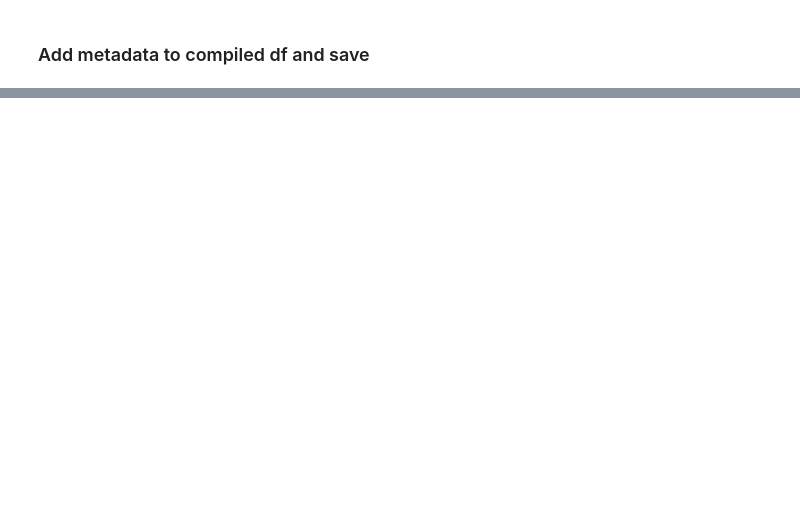
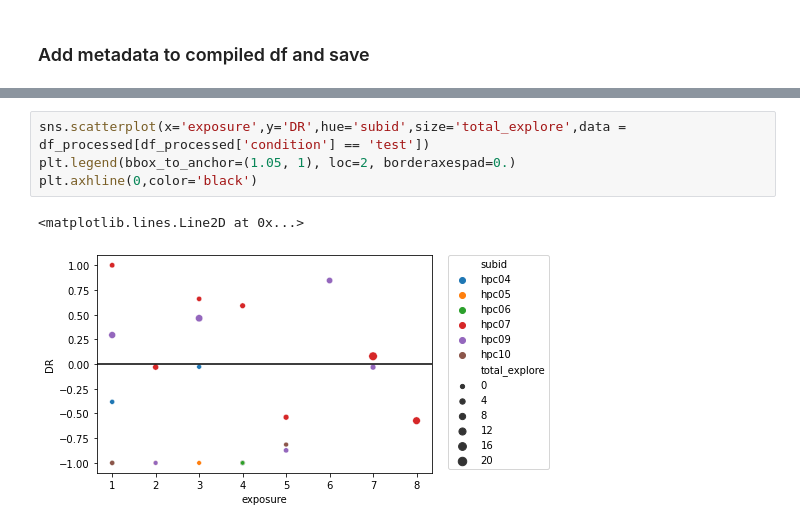
Before and after one commit to lolaBerkowitz/SNLab_ephys, a Jupyter notebook: behavior/process_behavior_coding_output.ipynb, the cells around one changed output, grey strips where cells are left out. Cells and saved outputs as stored; diff of their text form; blank space fills up the shorter version.

```diff
--- a/behavior/process_behavior_coding_output.ipynb
+++ b/behavior/process_behavior_coding_output.ipynb
@@ -96,0 +194,7 @@ df2 = pd.read_csv(r"C:\Users\schafferlab\Desktop\object_location_frames.csv")
+# %%
+sns.scatterplot(x='exposure',y='DR',hue='subid',size='total_explore',data = df_processed[df_processed['condition'] == 'test'])
+plt.legend(bbox_to_anchor=(1.05, 1), loc=2, borderaxespad=0.)
+plt.axhline(0,color='black')
+# %% [output]
+<matplotlib.lines.Line2D at 0x...>
+[figure, added]
```
Also changed, not shown: parts of 16 cells of this notebook, 1 other file.
